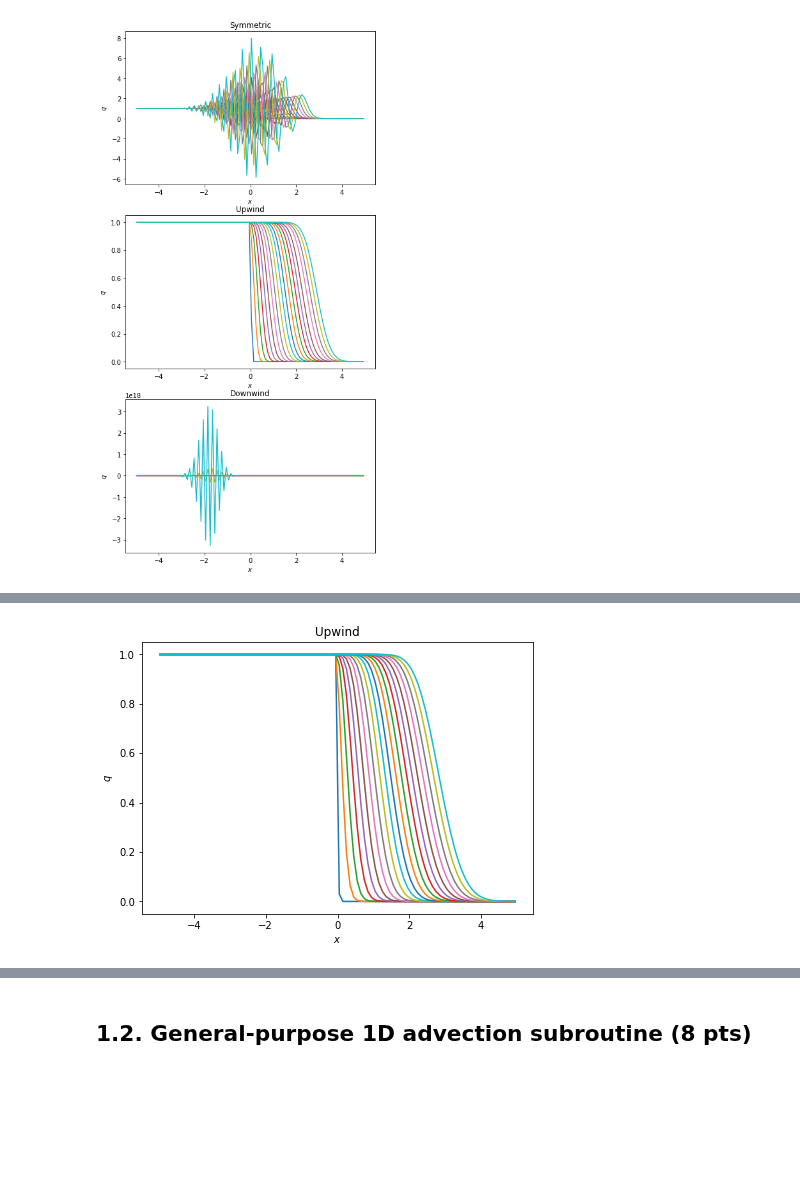
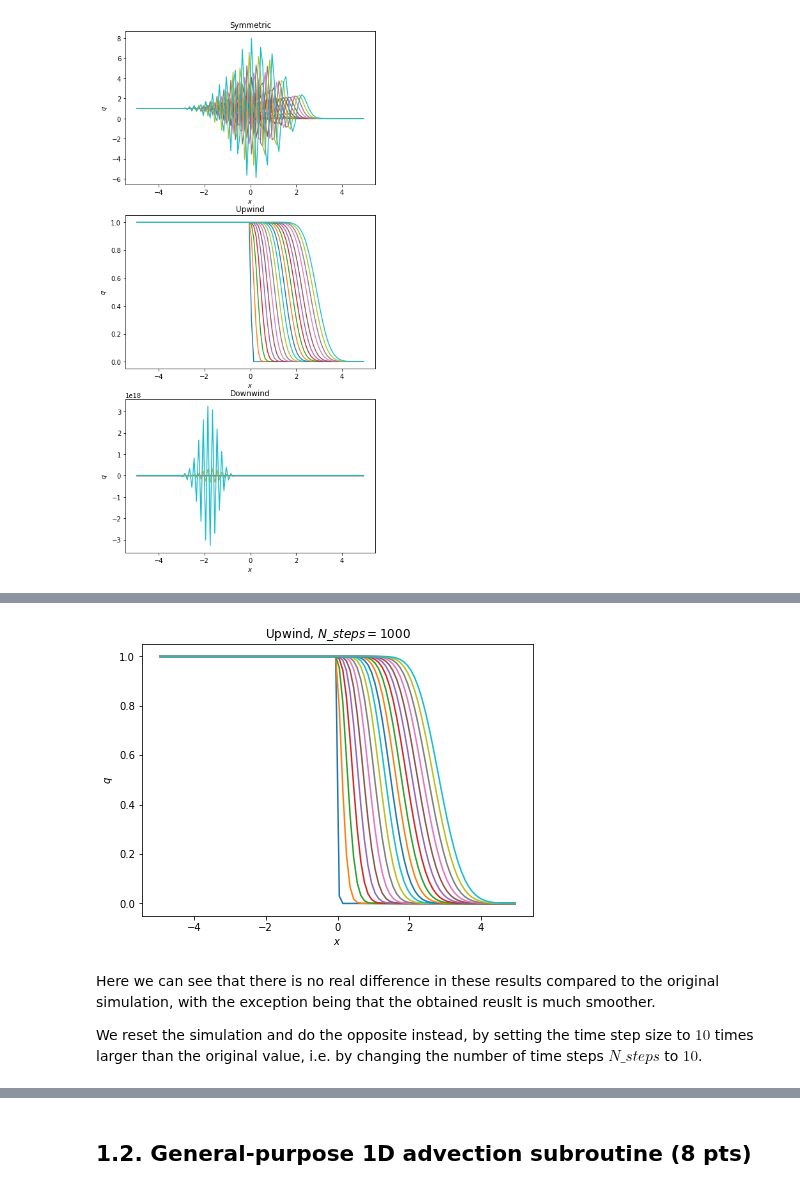
Before and after one commit to eliaserland/heidelberg-courses, a Jupyter notebook: simulation-methods/problem-set-9/fsm_ex9_eliasolofsson.ipynb, the cells around one changed output, grey strips where cells are left out. Saved outputs shown, nothing was run; the diff lists cells and outputs as text; code cells hidden in the pictures; blank space fills up the shorter version.

```diff
--- a/simulation-methods/problem-set-9/fsm_ex9_eliasolofsson.ipynb
+++ b/simulation-methods/problem-set-9/fsm_ex9_eliasolofsson.ipynb
@@ -227,7 +282,7 @@ plt.show()
 # Parameters
 N         = 100  # Number of cells.
 L         = 10   # Length of 1D domain.
-v         = 1    # Advection parameter.
+v         = 1    # Advection coefficient.
 T         = 3    # Integration time.
 N_steps   = 1000 # Number of timesteps.
 plot_freq = 50   # Plot every n:th iteration.
@@ -259,35 +314,39 @@ q = np.zeros(N+2)
 q[1:-1][x < threshold]  = q_init_left
 q[1:-1][x >= threshold] = q_init_right
 
 # Apply boundary conditions.
 q[0]  = 2*q_left  - q[1]
 q[-1] = 2*q_right - q[-2]
 
 # Main simulation loop.
 t = 0
 while t < T:
     # Step in time.
     q[1:-1] = q[1:-1] - v*dt/dx*(q[1:-1] - q[:-2])
 
     # Apply boundary conditions.
     q[0]  = 2*q_left  - q[1]
     q[-1] = 2*q_right - q[-2]
 
     # Plot results.
     if int(t/dt) % plot_freq == 0:
         plt.plot(x,q[1:-1])
 
     # Update time.
     t += dt
 
     # Plot settings.
-    plt.title('Upwind')
+    plt.title('Upwind, $N\_steps = 1000$')
     plt.xlabel('$x$')
     plt.ylabel('$q$')
 
 plt.show()
 # %% [output]
-[figure, old version]
+[figure, new version]
+# %% [markdown]
+Here we can see that there is no real difference in these results compared to the original simulation, with the exception being that the obtained reuslt is much smoother.
+
+We reset the simulation and do the opposite instead, by setting the time step size to $10$ times larger than the original value, i.e. by changing the number of time steps $N\_steps$ to $10$.
 # %%
 # Parameters
 N         = 100  # Number of cells.
```
Also changed, not shown: parts of 10 cells of this notebook.
